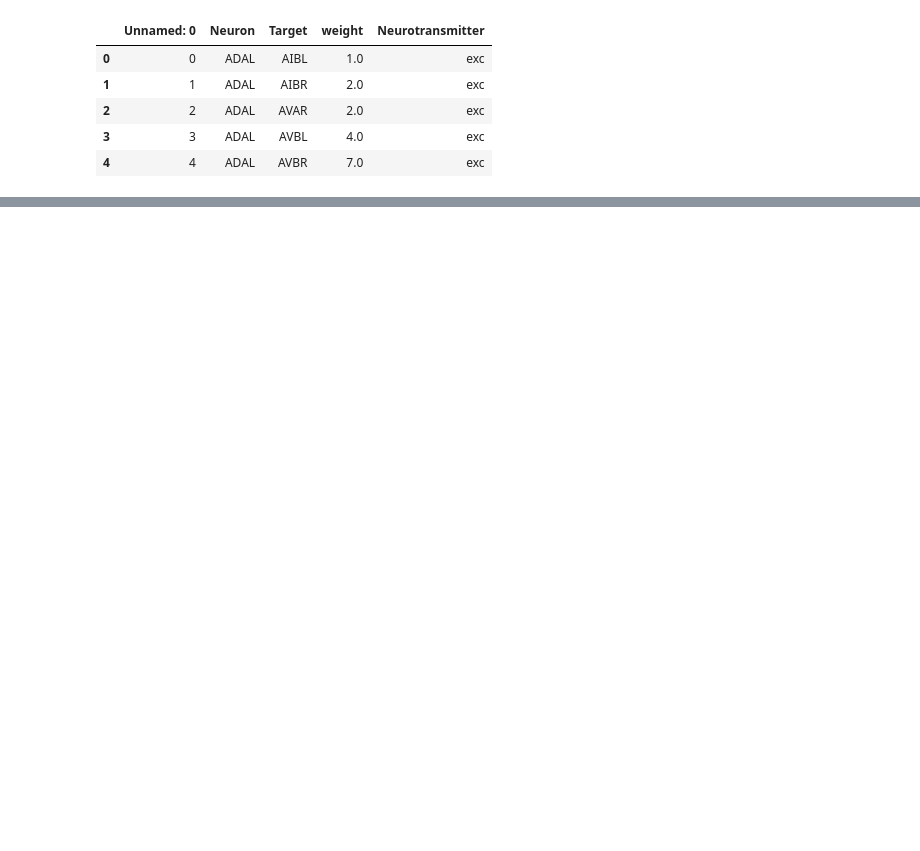
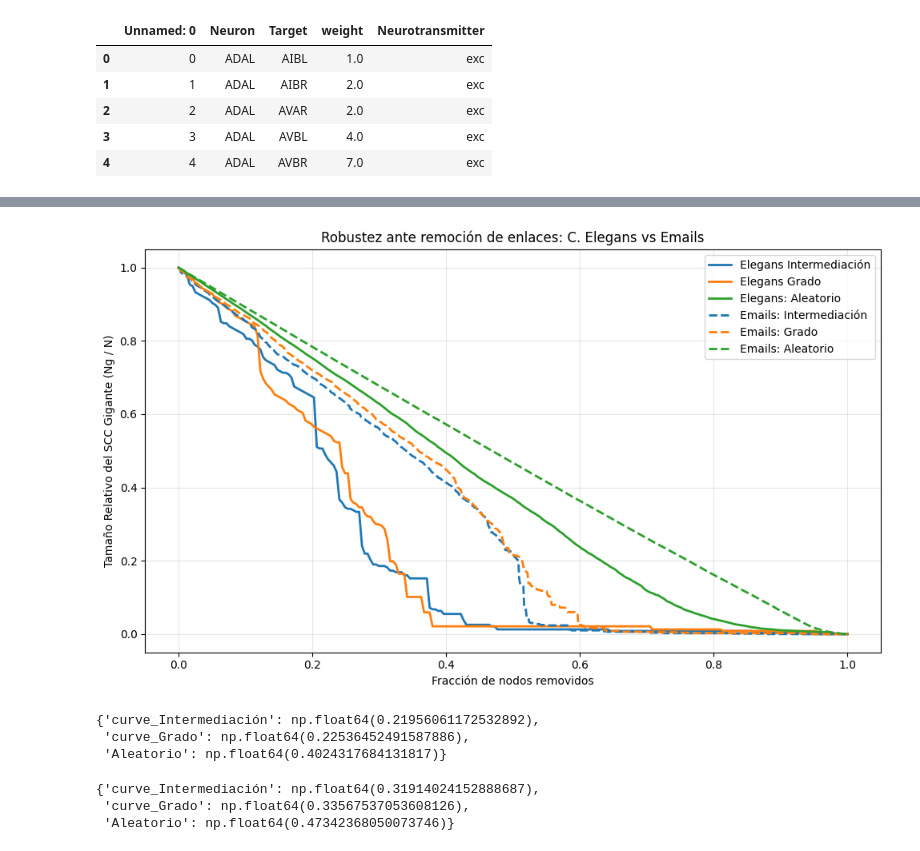
Before and after one commit to agustinaviaggio/mydmcyt, a Jupyter notebook: TP1/d.ipynb, the cells around one changed output, grey strips where cells are left out. Cells and saved outputs as stored; diff of their text form; code cells hidden in the pictures; blank space fills up the shorter version.

```diff
--- a/TP1/d.ipynb
+++ b/TP1/d.ipynb
@@ -27,4 +38,6 @@ df_elegans.head()
 # %%
 G_elegans = nx.from_pandas_edgelist(df_elegans, source='Neuron', target='Target', edge_attr=['weight','Neurotransmitter'], create_using=nx.DiGraph())
+# %%
+G_mails = nx.from_pandas_edgelist(df_mails, source=0, target=1, create_using=nx.DiGraph())
 # %%
 #Generar grafo: componente fuertemente conexa más grande, sin autoenlaces
@@ -102,0 +100,60 @@ plt.show()
+# %%
+b_centrality_m = nx.betweenness_centrality(G_m)
+d_centrality_m = nx.degree_centrality(G_m)
+#o_centrality = dict(G.out_degree())
+#i_centrality = dict(G.in_degree())
+#p_centrality = nx.pagerank(G)
+#c_centrality = nx.closeness_centrality(G)
+#e_centrality = nx.eigenvector_centrality(G)
+
+centralities_m = {
+    'Intermediación': b_centrality_m,
+    'Grado': d_centrality_m,
+    #'Grado-Out': o_centrality,
+    #'Grado-In': i_centrality,
+    #'PageRank': p_centrality,
+    #'Cercanía': c_centrality,
+    #'Autovector': e_centrality
+}
+# %%
+colors = {'Intermediación': 'tab:blue', 'Grado': 'tab:orange', 'random': 'tab:green'}
+
+plt.figure(figsize=(10, 6))
+
+N_e = G_e.number_of_nodes()
+x_e = np.arange(N_e + 1) / N_e
+
+curves_e = {}
+curves_m = {}
+
+for name, centrality in centralities_e.items():
+    curves_e[f'curve_{name}'] = edge_removal_fixed(G_e, centrality, strategy='targeted')
+    plt.plot(x_e, curves_e[f'curve_{name}'], label=f'Elegans {name}', color=colors[name], linestyle='-', linewidth=2)
+
+curve_random_e = average_random(G_e, centralities_e['Grado'])
+plt.plot(x_e, curve_random_e, label='Elegans: Aleatorio',
+         color=colors['random'], linestyle='-', linewidth=2)
+
+N_m = G_m.number_of_nodes()
+x_m = np.arange(N_m + 1) / N_m
+
+for name, centrality in centralities_m.items():
+    curves_m[f'curve_{name}'] = edge_removal_fixed(G_m, centrality, strategy='targeted')
+    plt.plot(x_m,  curves_m[f'curve_{name}'], label=f'Emails: {name}',
+             color=colors[name], linestyle='--', linewidth=2)
+
+curve_random_m = average_random(G_m, centralities_m['Grado'])
+plt.plot(x_m, curve_random_m, label='Emails: Aleatorio',
+         color=colors['random'], linestyle='--', linewidth=2)
+
+plt.xlabel('Fracción de nodos removidos')
+plt.ylabel('Tamaño Relativo del SCC Gigante (Ng / N)')
+plt.title('Robustez ante remoción de enlaces: C. Elegans vs Emails')
+
+#plt.legend(bbox_to_anchor=(1.05, 1), loc='upper left')
+plt.legend()
+plt.grid(True, alpha=0.3)
+plt.tight_layout()
+plt.show()
+# %% [output]
+[figure, added]
@@ -103 +166,18 @@ plt.show()
+# %%
+#Cálculo de área bajo la curva para cada centralidad
+areas_e = {name: np.trapezoid(curve, x_e) for name, curve in curves_e.items()}
+areas_e['Aleatorio'] = np.trapezoid(curve_random_e, x_e)
+areas_e
+# %% [output]
+{'curve_Intermediación': np.float64(0.21956061172532892),
+ 'curve_Grado': np.float64(0.22536452491587886),
+ 'Aleatorio': np.float64(0.4024317684131817)}
+# %%
+areas_m = {name: np.trapezoid(curve, x_m) for name, curve in curves_m.items()}
+areas_m['Aleatorio'] = np.trapezoid(curve_random_m, x_m)
+areas_m
+# %% [output]
+{'curve_Intermediación': np.float64(0.31914024152888687),
+ 'curve_Grado': np.float64(0.33567537053608126),
+ 'Aleatorio': np.float64(0.47342368050073746)}
 # %%
```
Also changed, not shown: parts of 56 cells of this notebook, 2 other files.
